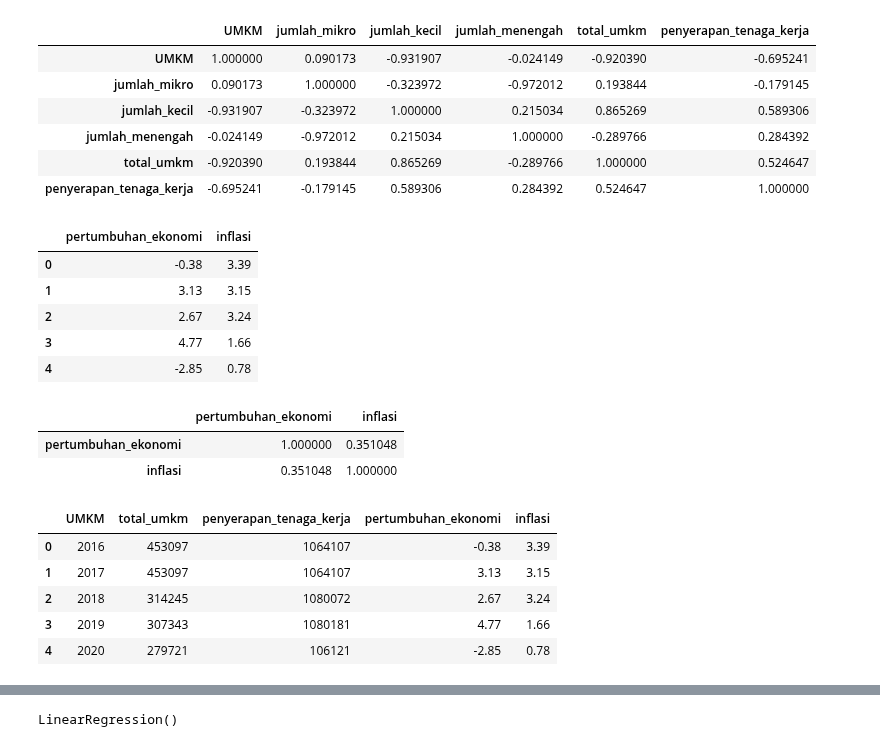
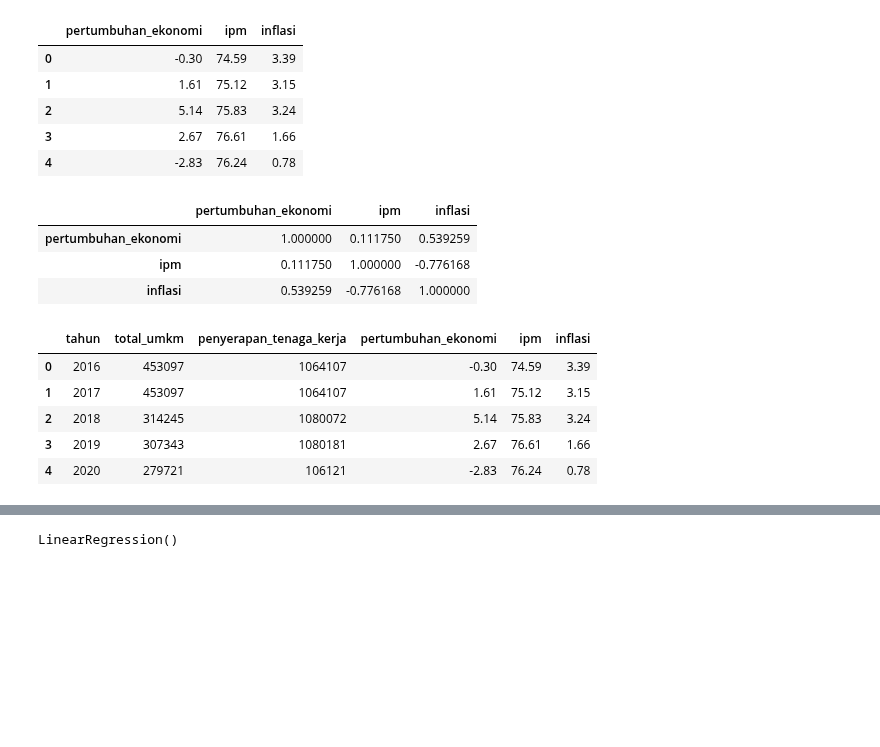
Before and after one commit to azureeeeeeeeeeee/project-bahasa-indonesia, a Jupyter notebook: test.ipynb, the cells around one changed output, grey strips where cells are left out. Drawn from its saved outputs; the diff is of its cells as text; code cells hidden in the pictures; blank space fills up the shorter version.

```diff
--- a/test.ipynb
+++ b/test.ipynb
@@ -17,48 +31,39 @@ umkm.head(5)
+# %%
+# Membuat DataFrame yang berisi tingkat pertumbuhan ekonomi (YoY), ipm, dan inflasi (YoY)
+pertumbuhan_ekonomi = {
+    'pertumbuhan_ekonomi' : [-0.30, 1.61, 5.14, 2.67, -2.83],
+    'ipm' : [74.59, 75.12, 75.83, 76.61, 76.24],
+    'inflasi' : [3.39, 3.15, 3.24, 1.66, 0.78]
+}
+pertumbuhan_ekonomi_df = pd.DataFrame(pertumbuhan_ekonomi)
+pertumbuhan_ekonomi_df.head()
+# %% [output]
+|  | pertumbuhan_ekonomi | ipm | inflasi |
+| 0 | -0.30 | 74.59 | 3.39 |
+| 1 | 1.61 | 75.12 | 3.15 |
+| 2 | 5.14 | 75.83 | 3.24 |
+| 3 | 2.67 | 76.61 | 1.66 |
+| 4 | -2.83 | 76.24 | 0.78 |
 # %%
 # Melihat nilai korelasi antar variabel
-umkm.corr()
+pertumbuhan_ekonomi_df.corr()
 # %% [output]
-|  | UMKM | jumlah_mikro | jumlah_kecil | jumlah_menengah | total_umkm | penyerapan_tenaga_kerja |
-| UMKM | 1.000000 | 0.090173 | -0.931907 | -0.024149 | -0.920390 | -0.695241 |
-| jumlah_mikro | 0.090173 | 1.000000 | -0.323972 | -0.972012 | 0.193844 | -0.179145 |
-| jumlah_kecil | -0.931907 | -0.323972 | 1.000000 | 0.215034 | 0.865269 | 0.589306 |
-| jumlah_menengah | -0.024149 | -0.972012 | 0.215034 | 1.000000 | -0.289766 | 0.284392 |
-| total_umkm | -0.920390 | 0.193844 | 0.865269 | -0.289766 | 1.000000 | 0.524647 |
-| penyerapan_tenaga_kerja | -0.695241 | -0.179145 | 0.589306 | 0.284392 | 0.524647 | 1.000000 |
+|  | pertumbuhan_ekonomi | ipm | inflasi |
+| pertumbuhan_ekonomi | 1.000000 | 0.111750 | 0.539259 |
+| ipm | 0.111750 | 1.000000 | -0.776168 |
+| inflasi | 0.539259 | -0.776168 | 1.000000 |
-# %%
-# Membuat dataframe untuk pertumbuhan ekonomi dan inflasi
-ekonomi = {
-    'pertumbuhan_ekonomi' : [-0.38, 3.13, 2.67, 4.77, -2.85],
-    'inflasi' : [3.39, 3.15, 3.24, 1.66, 0.78]
-}
-pertumbuhan_ekonomi = pd.DataFrame(ekonomi)
-pertumbuhan_ekonomi.head()
-# %% [output]
-|  | pertumbuhan_ekonomi | inflasi |
-| 0 | -0.38 | 3.39 |
-| 1 | 3.13 | 3.15 |
-| 2 | 2.67 | 3.24 |
-| 3 | 4.77 | 1.66 |
-| 4 | -2.85 | 0.78 |
-# %%
-# Melihat nilai korelasi antar variabel
-pertumbuhan_ekonomi.corr()
-# %% [output]
-|  | pertumbuhan_ekonomi | inflasi |
-| pertumbuhan_ekonomi | 1.000000 | 0.351048 |
-| inflasi | 0.351048 | 1.000000 |
 # %%
 # Menyatukan semua dataframe
-df = pd.concat([umkm, pertumbuhan_ekonomi], axis=1)
+df = pd.concat([umkm_df, pertumbuhan_ekonomi_df], axis=1)
 df.drop(['jumlah_mikro', 'jumlah_kecil', 'jumlah_menengah'], axis=1, inplace=True)
 df.head()
 # %% [output]
-|  | UMKM | total_umkm | penyerapan_tenaga_kerja | pertumbuhan_ekonomi | inflasi |
-| 0 | 2016 | 453097 | 1064107 | -0.38 | 3.39 |
-| 1 | 2017 | 453097 | 1064107 | 3.13 | 3.15 |
-| 2 | 2018 | 314245 | 1080072 | 2.67 | 3.24 |
-| 3 | 2019 | 307343 | 1080181 | 4.77 | 1.66 |
-| 4 | 2020 | 279721 | 106121 | -2.85 | 0.78 |
+|  | tahun | total_umkm | penyerapan_tenaga_kerja | pertumbuhan_ekonomi | ipm | inflasi |
+| 0 | 2016 | 453097 | 1064107 | -0.30 | 74.59 | 3.39 |
+| 1 | 2017 | 453097 | 1064107 | 1.61 | 75.12 | 3.15 |
+| 2 | 2018 | 314245 | 1080072 | 5.14 | 75.83 | 3.24 |
+| 3 | 2019 | 307343 | 1080181 | 2.67 | 76.61 | 1.66 |
+| 4 | 2020 | 279721 | 106121 | -2.83 | 76.24 | 0.78 |
 # %%
 # Melihat nilai korelasi antar variabel
 df.corr()
```
Also changed, not shown: parts of 11 cells of this notebook.
